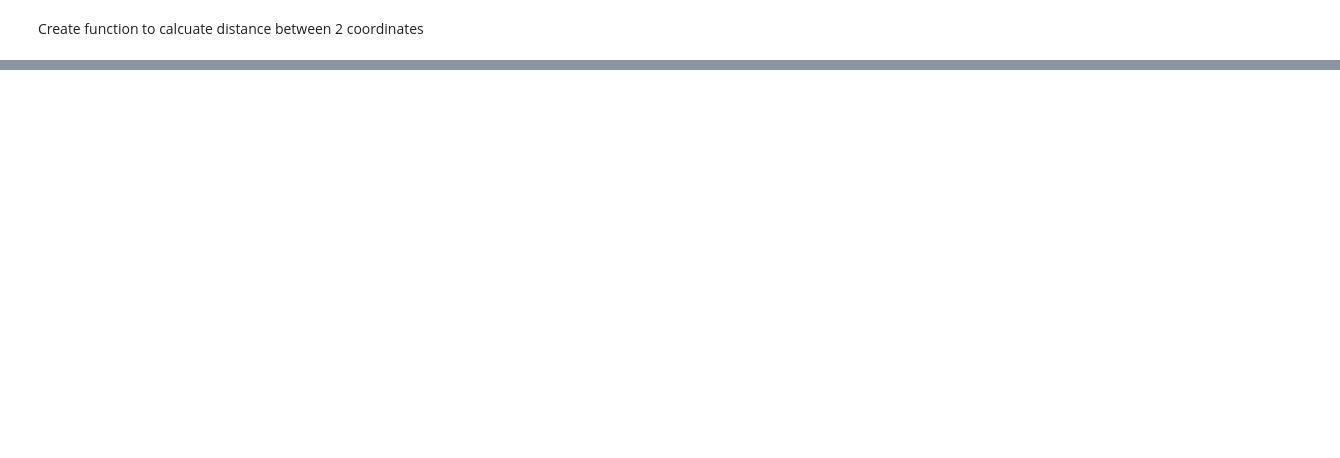
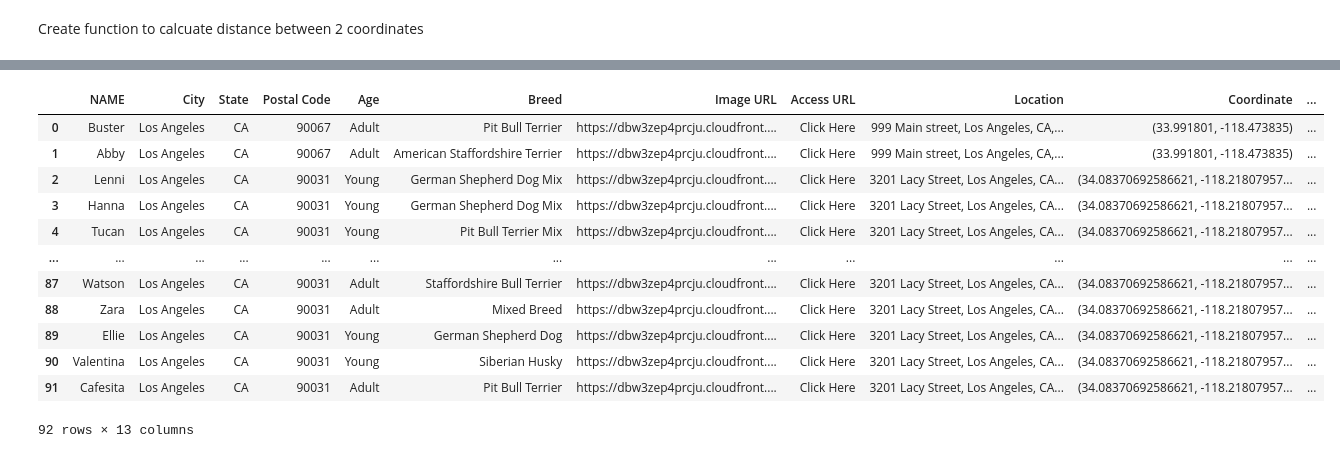
Before and after one commit to TheLazyCactus/Data_Thieves_project, a Jupyter notebook: Distance_calcultaion.ipynb, the cells around one changed output, grey strips where cells are left out. Drawn from its saved outputs; the diff is of its cells as text; code cells hidden in the pictures; blank space fills up the shorter version.

```diff
--- a/Distance_calcultaion.ipynb
+++ b/Distance_calcultaion.ipynb
@@ -239,0 +273,17 @@ filtered_school = school_location[retirement_location['Distance'] < 20]
+# %%
+dogs_df = pd.read_csv('https://raw.githubusercontent.com/TheLazyCactus/Data_Thieves_project/refs/heads/main/Dog_CA.csv', encoding='latin1')
+dogs_df
+# %% [output]
+|  | NAME | City | State | Postal Code | Age | Breed | Image URL | Access URL | Location | Coordinate | ... |
+| 0 | Buster | Los Angeles | CA | 90067 | Adult | Pit Bull Terrier | https://dbw3zep4prcju.cloudfront.... | Click Here | 999 Main street, Los Angeles, CA,... | (33.991801, -118.473835) | ... |
+| 1 | Abby | Los Angeles | CA | 90067 | Adult | American Staffordshire Terrier | https://dbw3zep4prcju.cloudfront.... | Click Here | 999 Main street, Los Angeles, CA,... | (33.991801, -118.473835) | ... |
+| 2 | Lenni | Los Angeles | CA | 90031 | Young | German Shepherd Dog Mix | https://dbw3zep4prcju.cloudfront.... | Click Here | 3201 Lacy Street, Los Angeles, CA... | (34.08370692586621, -118.21807957... | ... |
+| 3 | Hanna | Los Angeles | CA | 90031 | Young | German Shepherd Dog Mix | https://dbw3zep4prcju.cloudfront.... | Click Here | 3201 Lacy Street, Los Angeles, CA... | (34.08370692586621, -118.21807957... | ... |
+| 4 | Tucan | Los Angeles | CA | 90031 | Young | Pit Bull Terrier Mix | https://dbw3zep4prcju.cloudfront.... | Click Here | 3201 Lacy Street, Los Angeles, CA... | (34.08370692586621, -118.21807957... | ... |
+| ... | ... | ... | ... | ... | ... | ... | ... | ... | ... | ... | ... |
+| 87 | Watson | Los Angeles | CA | 90031 | Adult | Staffordshire Bull Terrier | https://dbw3zep4prcju.cloudfront.... | Click Here | 3201 Lacy Street, Los Angeles, CA... | (34.08370692586621, -118.21807957... | ... |
+| 88 | Zara | Los Angeles | CA | 90031 | Adult | Mixed Breed | https://dbw3zep4prcju.cloudfront.... | Click Here | 3201 Lacy Street, Los Angeles, CA... | (34.08370692586621, -118.21807957... | ... |
+| 89 | Ellie | Los Angeles | CA | 90031 | Young | German Shepherd Dog | https://dbw3zep4prcju.cloudfront.... | Click Here | 3201 Lacy Street, Los Angeles, CA... | (34.08370692586621, -118.21807957... | ... |
+| 90 | Valentina | Los Angeles | CA | 90031 | Young | Siberian Husky | https://dbw3zep4prcju.cloudfront.... | Click Here | 3201 Lacy Street, Los Angeles, CA... | (34.08370692586621, -118.21807957... | ... |
+| 91 | Cafesita | Los Angeles | CA | 90031 | Adult | Pit Bull Terrier | https://dbw3zep4prcju.cloudfront.... | Click Here | 3201 Lacy Street, Los Angeles, CA... | (34.08370692586621, -118.21807957... | ... |
+92 rows × 13 columns
```
Also changed, not shown: parts of 40 cells of this notebook.
